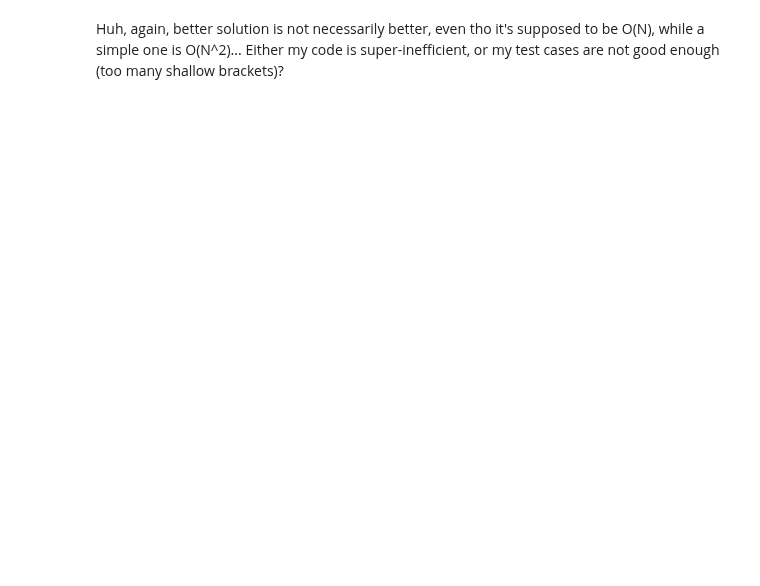
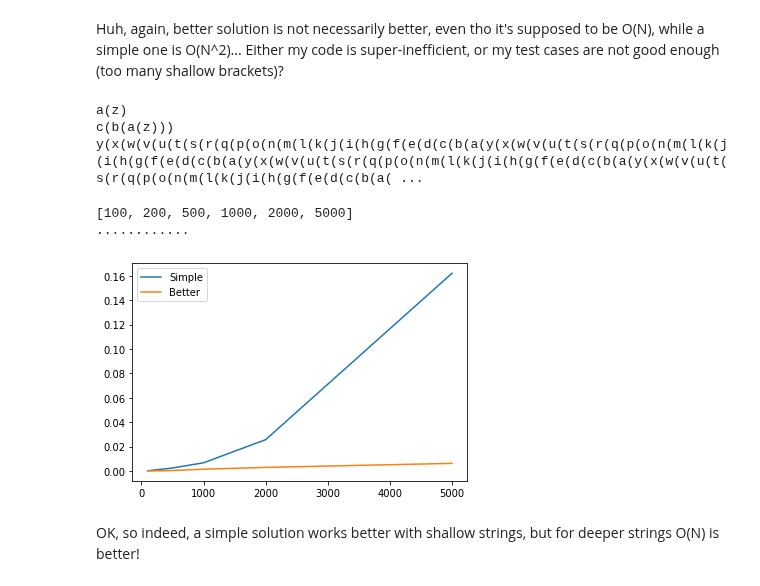
Before and after one commit to khakhalin/Sketches, a Jupyter notebook: lil_problems/reverse_in_parentheses.ipynb, the cells around one changed output. Cells and saved outputs as stored; diff of their text form; code cells hidden in the pictures; blank space fills up the shorter version.

```diff
--- a/lil_problems/reverse_in_parentheses.ipynb
+++ b/lil_problems/reverse_in_parentheses.ipynb
@@ -270,2 +270,53 @@ plt.legend(methodNames);
 # %% [markdown]
 Huh, again, better solution is not necessarily better, even tho it's supposed to be O(N), while a simple one is O(N^2)... Either my code is super-inefficient, or my test cases are not good enough (too many shallow brackets)?
+# %%
+def generate2(n):
+    """Generate the worst-case sequence."""
+    s = 'z'
+    for i in range(n):
+        s = chr(ord('a')+(i % (ord('z')-ord('a')))) + '(' + s + ')'
+    return s
+
+# test
+print(generate2(1))
+print(generate2(3))
+print(generate2(100))
+# %% [output]
+a(z)
+c(b(a(z)))
+y(x(w(v(u(t(s(r(q(p(o(n(m(l(k(j(i(h(g(f(e(d(c(b(a(y(x(w(v(u(t(s(r(q(p(o(n(m(l(k(j(i(h(g(f(e(d(c(b(a(y(x(w(v(u(t(s(r(q(p(o(n(m(l(k(j(i(h(g(f(e(d(c(b(a(y(x(w(v(u(t(s(r(q(p(o(n(m(l(k(j(i(h(g(f(e(d(c(b(a( ...
+# %%
+# Benchmarking, 2 solutions only
+
+import time
+import matplotlib.pyplot as plt
+
+lengths = [j*10**i for i in range(2,4) for j in [1,2,5]]
+print(lengths)
+methods = [simple, better]
+methodNames = ['Simple','Better']
+n_tries = 10
+
+history = np.zeros(shape=(len(lengths),len(methods)))
+for ifun in range(len(methods)):
+    fun = methods[ifun]
+    for il in range(len(lengths)):
+        for _ in range(n_tries):
+            s = generate2(lengths[il])
+            tic = time.time()
+            fun(s)
+            history[il,ifun] += time.time()-tic
+        print('.',end='')
+history = history/n_tries
+
+# plotting
+
+for i in range(history.shape[1]):
+    plt.plot(lengths,history[:,i]);
+plt.legend(methodNames);
+# %% [output]
+[100, 200, 500, 1000, 2000, 5000]
+............
+[figure, added]
+# %% [markdown]
+OK, so indeed, a simple solution works better with shallow strings, but for deeper strings O(N) is better!
```
Also changed, not shown: parts of 3 cells of this notebook, 10 other files.
